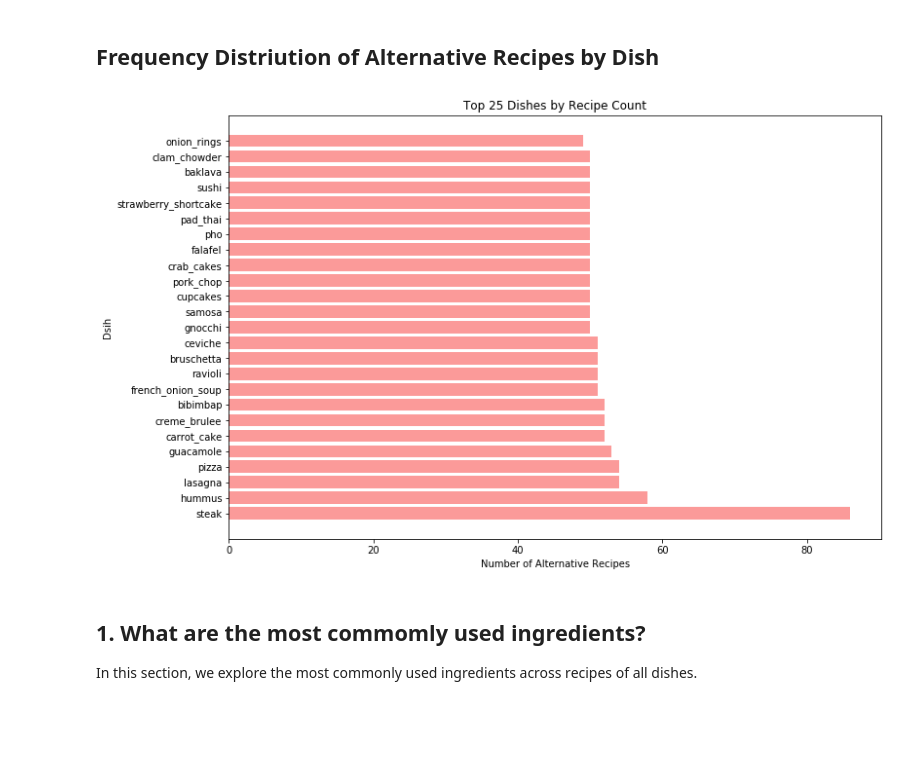
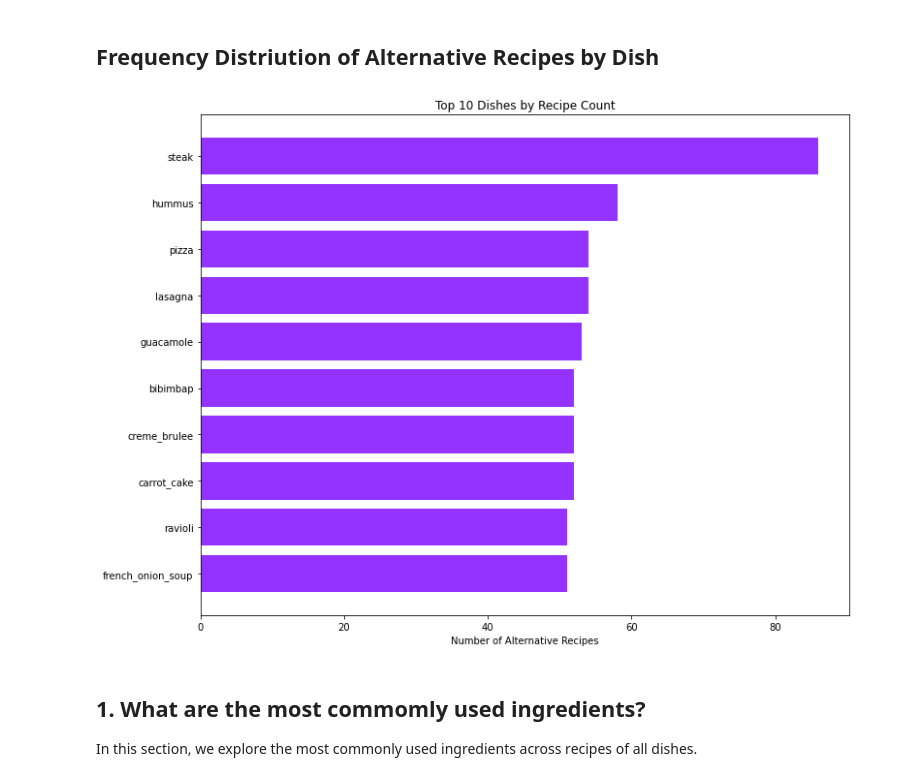
Before and after one commit to samar14641/food-recomm, a Jupyter notebook: food-analysis-akshitvjain.ipynb, the cells around one changed output. Drawn from its saved outputs; the diff is of its cells as text; code cells hidden in the pictures; blank space fills up the shorter version.

```diff
--- a/food-analysis-akshitvjain.ipynb
+++ b/food-analysis-akshitvjain.ipynb
@@ -152,16 +154,19 @@ food_df
 # %%
 recipe_per_dish = food_df.groupby(["dish"])["recipe_name"].agg(['count'])\
             .sort_values(by = "count", ascending=False)\
-            .rename(columns={"count" : "recipe_count"}).iloc[: 25]
+            .rename(columns={"count" : "recipe_count"}).iloc[: 10]
 
-plt.figure(figsize=(12, 8))
-plt.barh(recipe_per_dish.index, recipe_per_dish.recipe_count, color="#fb9a99")
-plt.title("Top 25 Dishes by Recipe Count")
-plt.ylabel("Dsih")
+recipe_per_dish = recipe_per_dish.sort_values(by = 'recipe_count')
+
+plt.figure(figsize=(12, 9.5))
+plt.barh(recipe_per_dish.index, recipe_per_dish.recipe_count, color="#9433ff")
+plt.title("Top 10 Dishes by Recipe Count")
+# plt.ylabel("Dish")
 plt.xlabel("Number of Alternative Recipes")
+plt.savefig(os.getcwd() + '/Graphs/top10MostCommonRecipes')
 plt.show()
 # %% [output]
-[figure, old version]
+[figure, new version]
 # %% [markdown]
 ## 1. What are the most commomly used ingredients?
 
```
Also changed, not shown: parts of 1 cell of this notebook, 1 other file.
